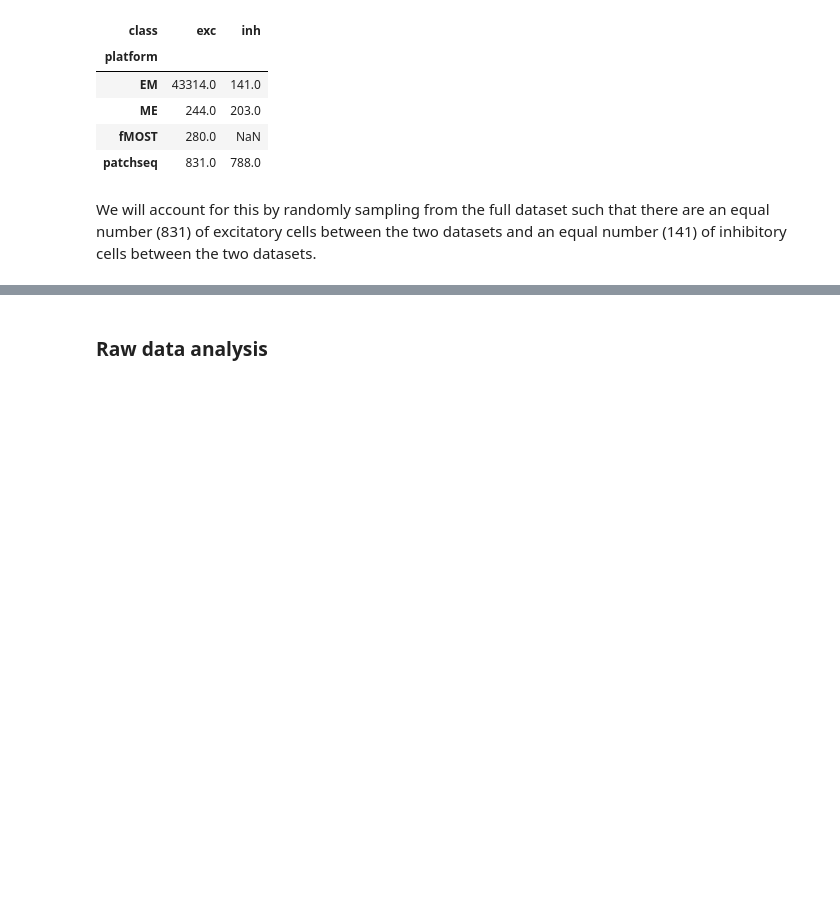
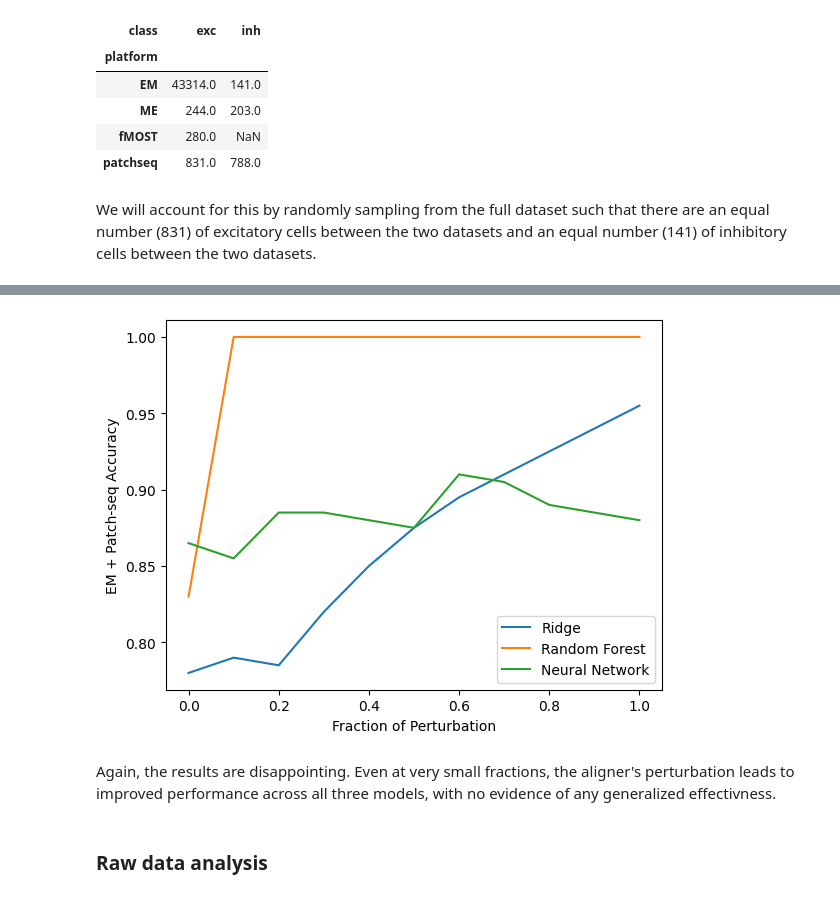
Before and after one commit to AllenInstitute/cplAE_MET, a Jupyter notebook: notebooks/Morph_EMvsPatchSeq.ipynb, the cells around one changed output, grey strips where cells are left out. Saved outputs shown, nothing was run; the diff lists cells and outputs as text; code cells hidden in the pictures; blank space fills up the shorter version.

```diff
--- a/notebooks/Morph_EMvsPatchSeq.ipynb
+++ b/notebooks/Morph_EMvsPatchSeq.ipynb
@@ -102,0 +382,10 @@ We will account for this by randomly sampling from the full dataset such that th
+# %%
+def fit_validators(aligned_arbors, em_arbors, val_count = 100):
+    X_train = torch.cat([em_arbors[val_count:], aligned_arbors[val_count:]]).detach().cpu().numpy()
+    X_test = torch.cat([em_arbors[:val_count], aligned_arbors[:val_count]]).detach().cpu().numpy()
+    y_train = np.concatenate([-np.ones([em_arbors.shape[0] - 100]), np.ones([aligned_arbors.shape[0] - 100])])
+    y_test = np.concatenate([-np.ones([100]), np.ones([100])])
+    ridge_acc = RidgeClassifier(alpha = 5).fit(X_train, y_train).score(X_test, y_test)
+    forest_acc = RandomForestClassifier().fit(X_train, y_train).score(X_test, y_test)
+    mlp_acc = MLPClassifier(((300, 200, 100))).fit(X_train, y_train).score(X_test, y_test)
+    return (ridge_acc, forest_acc, mlp_acc)
@@ -103,3 +494,22 @@ We will account for this by randomly sampling from the full dataset such that th
+# %%
+(em_arbors, patch_arbors) = (torch.from_numpy(X_train[y_train == 0]), torch.from_numpy(X_train[y_train == 1]))
+with torch.no_grad():
+    perturbation = aligner(patch_arbors.to(next(aligner.parameters()))).cpu().numpy()
+fracs = np.linspace(0, 1, 11)
+frac_accs = [fit_validators(patch_arbors + frac*perturbation, em_arbors) for frac in fracs]
+(ridge_frac, forest_frac, mlp_frac) = ([tupl[0] for tupl in frac_accs], [tupl[1] for tupl in frac_accs], [tupl[2] for tupl in frac_accs])
+# %%
+plt.plot(fracs, ridge_frac, label = "Ridge")
+plt.plot(fracs, forest_frac, label = "Random Forest")
+plt.plot(fracs, mlp_frac, label = "Neural Network")
+plt.legend()
+plt.xlabel("Fraction of Perturbation")
+plt.ylabel("EM + Patch-seq Accuracy")
+plt.show()
+# %% [output]
+[figure, added]
+# %% [markdown]
+Again, the results are disappointing. Even at very small fractions, the aligner's perturbation leads to improved performance across all three models, with no evidence of any generalized effectivness.
 # %% [markdown]
 ### Raw data analysis
 # %% [markdown]
```
Also changed, not shown: parts of 65 cells of this notebook, 1 other file.
